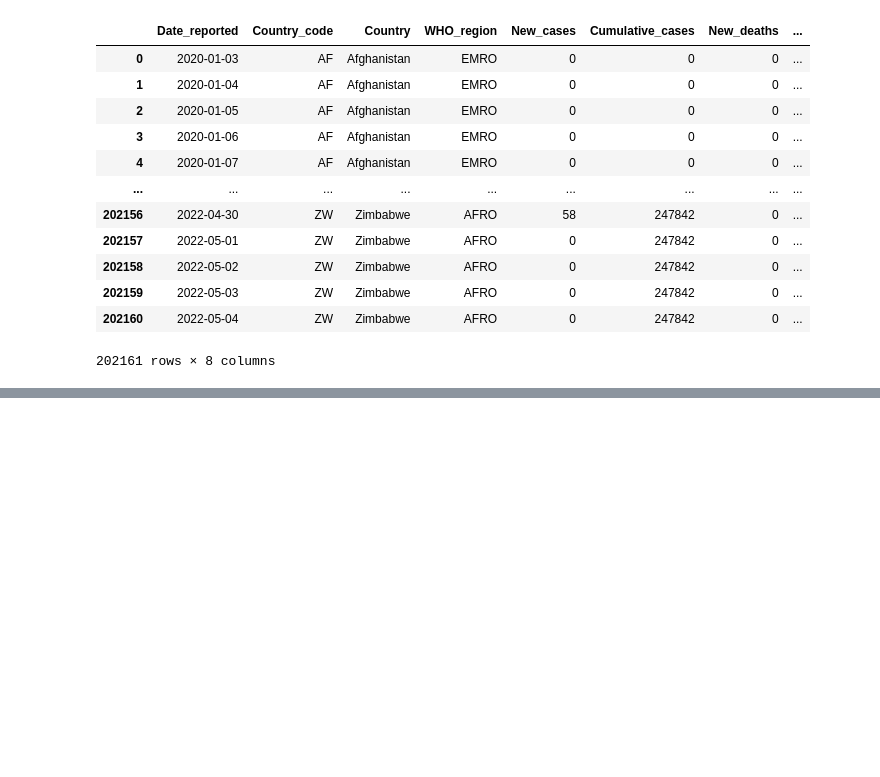
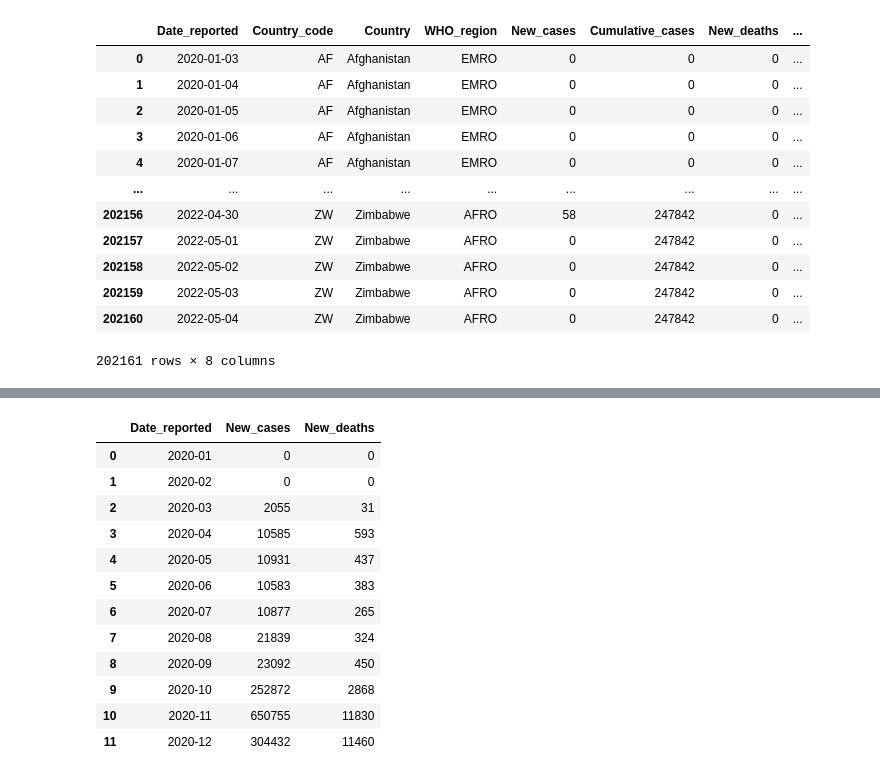
Before and after one commit to yellowBunnyy/python_api_proj, a Jupyter notebook: data_sets/prepare_data.ipynb, the cells around one changed output, grey strips where cells are left out. Drawn from its saved outputs; the diff is of its cells as text; code cells hidden in the pictures; blank space fills up the shorter version.

```diff
--- a/data_sets/prepare_data.ipynb
+++ b/data_sets/prepare_data.ipynb
@@ -43,0 +58,18 @@ pol_cov
+# %%
+pol_cov_month = pol_cov_month.reset_index()
+pol_cov_month["Date_reported"] = pol_cov_month["Date_reported"].astype(str)
+pol_cov_month
+# %% [output]
+|  | Date_reported | New_cases | New_deaths |
+| 0 | 2020-01 | 0 | 0 |
+| 1 | 2020-02 | 0 | 0 |
+| 2 | 2020-03 | 2055 | 31 |
+| 3 | 2020-04 | 10585 | 593 |
+| 4 | 2020-05 | 10931 | 437 |
+| 5 | 2020-06 | 10583 | 383 |
+| 6 | 2020-07 | 10877 | 265 |
+| 7 | 2020-08 | 21839 | 324 |
+| 8 | 2020-09 | 23092 | 450 |
+| 9 | 2020-10 | 252872 | 2868 |
+| 10 | 2020-11 | 650755 | 11830 |
+| 11 | 2020-12 | 304432 | 11460 |
```
Also changed, not shown: parts of 6 cells of this notebook, 3 other files.
